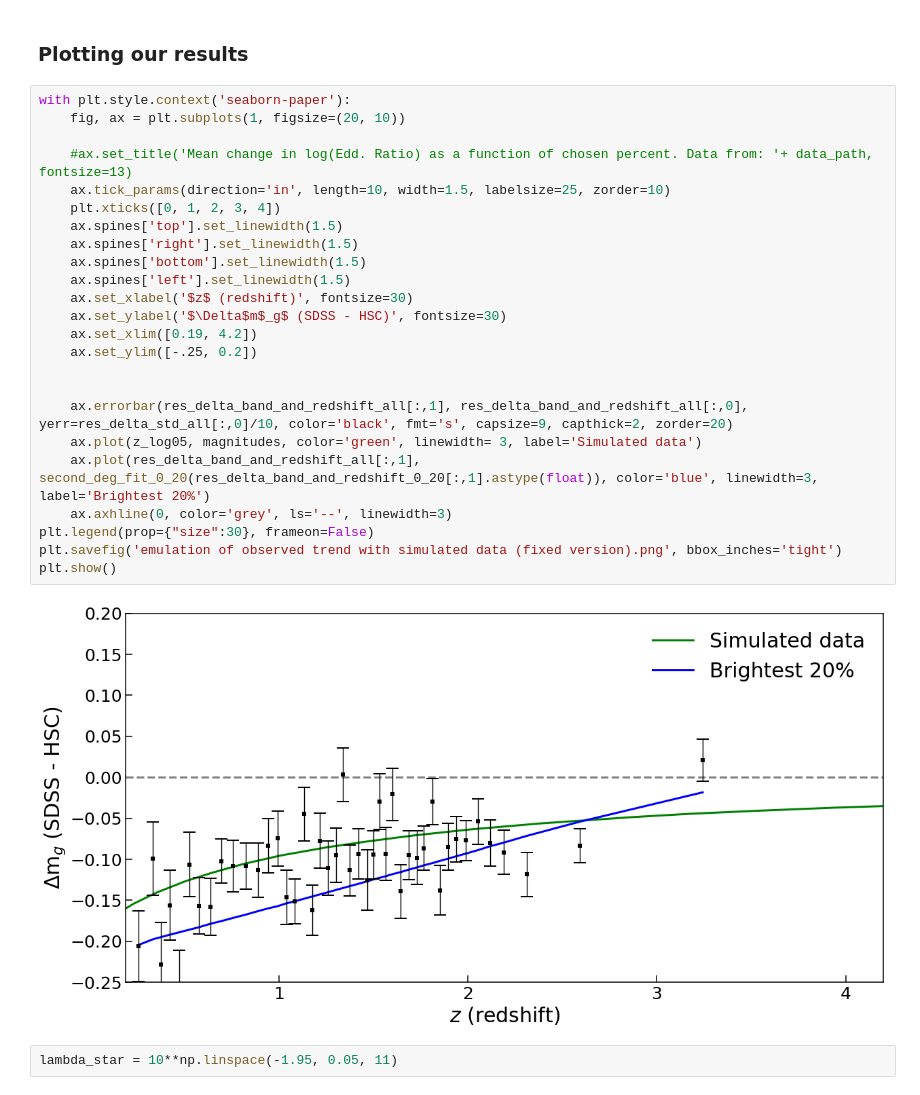
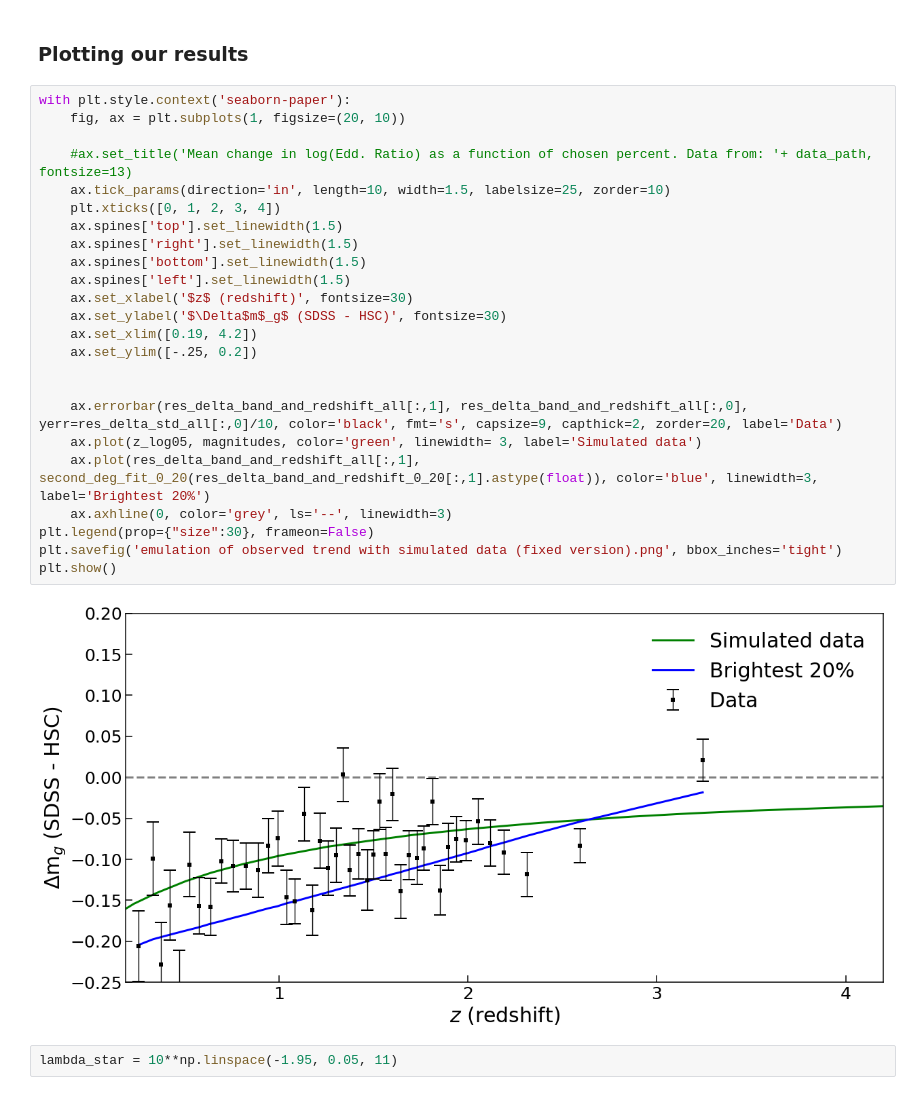
Before and after one commit to openhearted99/AGN_variability_project, a Jupyter notebook: Simulations/visualization/custom_run/Factory2.0.ipynb, the cells around one changed output. Drawn from its saved outputs; the diff is of its cells as text.

```diff
--- a/Simulations/visualization/custom_run/Factory2.0.ipynb
+++ b/Simulations/visualization/custom_run/Factory2.0.ipynb
@@ -648,29 +648,29 @@ magnitudes = means05*2.5
 # %%
 with plt.style.context('seaborn-paper'):
     fig, ax = plt.subplots(1, figsize=(20, 10))
 
     #ax.set_title('Mean change in log(Edd. Ratio) as a function of chosen percent. Data from: '+ data_path, fontsize=13)
     ax.tick_params(direction='in', length=10, width=1.5, labelsize=25, zorder=10)
     plt.xticks([0, 1, 2, 3, 4])
     ax.spines['top'].set_linewidth(1.5)
     ax.spines['right'].set_linewidth(1.5)
     ax.spines['bottom'].set_linewidth(1.5)
     ax.spines['left'].set_linewidth(1.5)
     ax.set_xlabel('$z$ (redshift)', fontsize=30)
     ax.set_ylabel('$\Delta$m$_g$ (SDSS - HSC)', fontsize=30)
     ax.set_xlim([0.19, 4.2])
     ax.set_ylim([-.25, 0.2])
 
 
-    ax.errorbar(res_delta_band_and_redshift_all[:,1], res_delta_band_and_redshift_all[:,0], yerr=res_delta_std_all[:,0]/10, color='black', fmt='s', capsize=9, capthick=2, zorder=20)
+    ax.errorbar(res_delta_band_and_redshift_all[:,1], res_delta_band_and_redshift_all[:,0], yerr=res_delta_std_all[:,0]/10, color='black', fmt='s', capsize=9, capthick=2, zorder=20, label='Data')
     ax.plot(z_log05, magnitudes, color='green', linewidth= 3, label='Simulated data')
     ax.plot(res_delta_band_and_redshift_all[:,1], second_deg_fit_0_20(res_delta_band_and_redshift_0_20[:,1].astype(float)), color='blue', linewidth=3, label='Brightest 20%')
     ax.axhline(0, color='grey', ls='--', linewidth=3)
 plt.legend(prop={"size":30}, frameon=False)
 plt.savefig('emulation of observed trend with simulated data (fixed version).png', bbox_inches='tight')
 plt.show()
 # %% [output]
-[figure, old version]
+[figure, new version]
 # %%
 lambda_star = 10**np.linspace(-1.95, 0.05, 11)
 # %%
```
Also changed, not shown: 5 other files.
